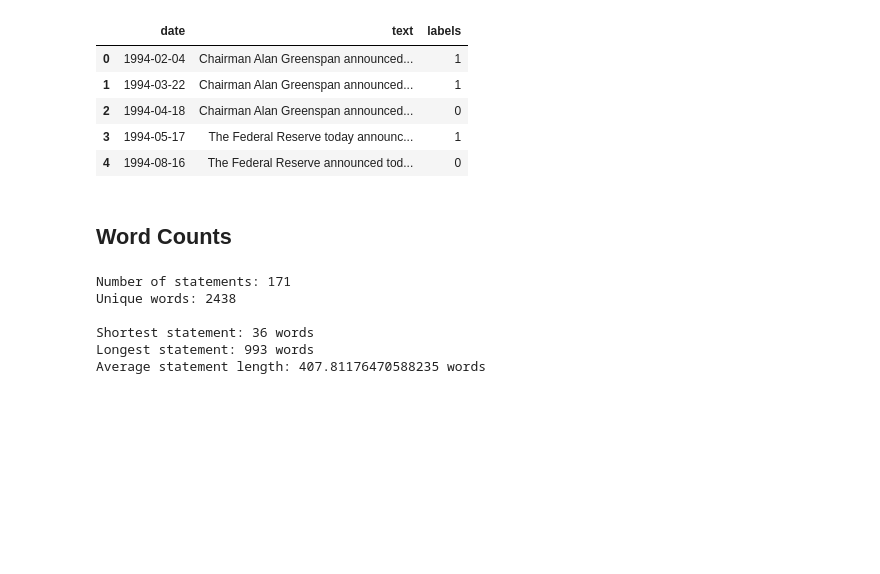
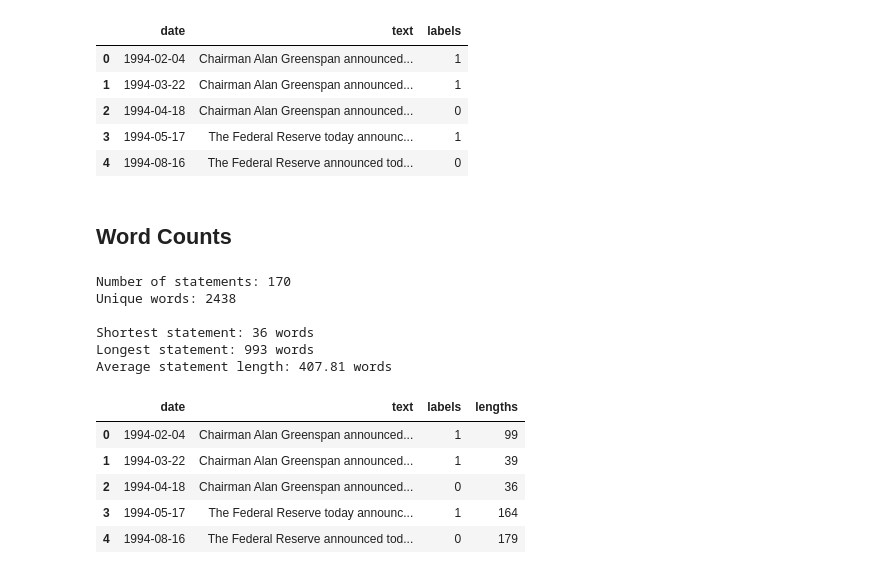
Before and after one commit to vheastman/FOMC, a Jupyter notebook: EDA.ipynb, the cells around one changed output. Saved outputs shown, nothing was run; the diff lists cells and outputs as text; code cells hidden in the pictures; blank space fills up the shorter version.

```diff
--- a/EDA.ipynb
+++ b/EDA.ipynb
@@ -99,16 +98,25 @@ statement_lengths = pd.DataFrame.from_dict(out, orient='index').rename(columns =
 # %%
-print('Number of statements: ' + str(statements.shape[0]))
+print('Number of statements: ' + str(df.shape[0]))
 print('Unique words: ' + str(len(counts)))
 
 print('')
-print('Shortest statement: ' + str(np.min(statement_lengths.length)) + ' words')
-print('Longest statement: ' + str(np.max(statement_lengths.length)) + ' words')
-print('Average statement length: ' + str(np.mean(statement_lengths.length)) + ' words')
+print('Shortest statement: ' + str(np.min(df.lengths)) + ' words')
+print('Longest statement: ' + str(np.max(df.lengths)) + ' words')
+print('Average statement length: ' + str(round(np.mean(df.lengths),2)) + ' words')
 # %% [output]
-Number of statements: 171
+Number of statements: 170
 Unique words: 2438
 
 Shortest statement: 36 words
 Longest statement: 993 words
-Average statement length: 407.81176470588235 words
+Average statement length: 407.81 words
+# %%
+df.head()
+# %% [output]
+|  | date | text | labels | lengths |
+| 0 | 1994-02-04 | Chairman Alan Greenspan announced... | 1 | 99 |
+| 1 | 1994-03-22 | Chairman Alan Greenspan announced... | 1 | 39 |
+| 2 | 1994-04-18 | Chairman Alan Greenspan announced... | 0 | 36 |
+| 3 | 1994-05-17 | The Federal Reserve today announc... | 1 | 164 |
+| 4 | 1994-08-16 | The Federal Reserve announced tod... | 0 | 179 |
 # %%
```
Also changed, not shown: parts of 6 cells of this notebook.
